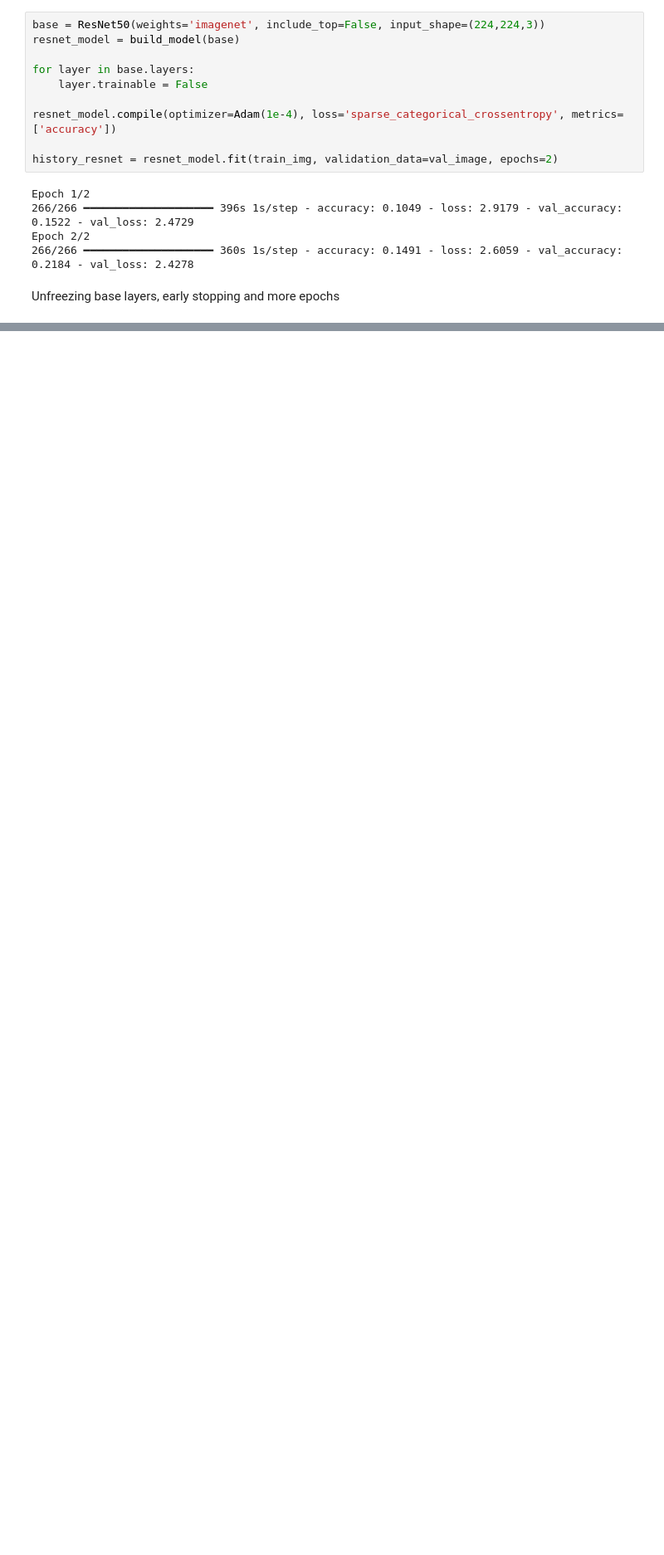
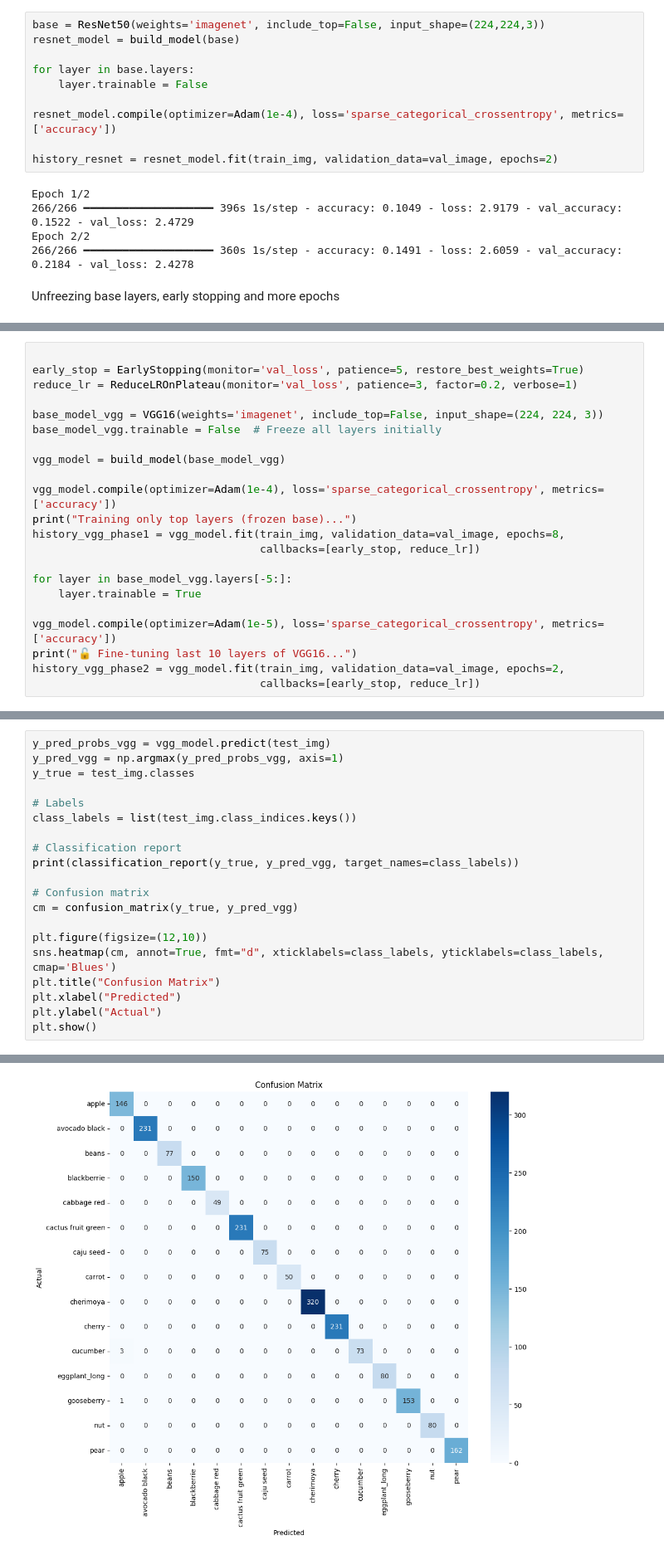
Before and after one commit to ZehraArshad/Computer_Vision, a Jupyter notebook: Classifiers/Fruits/fruit_classifier.ipynb, the cells around one changed output, grey strips where cells are left out. Shown: that part at 83% size. Saved outputs shown, nothing was run; the diff lists cells and outputs as text; blank space fills up the shorter version.

```diff
--- a/Classifiers/Fruits/fruit_classifier.ipynb
+++ b/Classifiers/Fruits/fruit_classifier.ipynb
@@ -302,0 +421,22 @@ Epoch 2/5
+# %%
+
+early_stop = EarlyStopping(monitor='val_loss', patience=5, restore_best_weights=True)
+reduce_lr = ReduceLROnPlateau(monitor='val_loss', patience=3, factor=0.2, verbose=1)
+
+base_model_vgg = VGG16(weights='imagenet', include_top=False, input_shape=(224, 224, 3))
+base_model_vgg.trainable = False  # Freeze all layers initially
+
+vgg_model = build_model(base_model_vgg)
+
+vgg_model.compile(optimizer=Adam(1e-4), loss='sparse_categorical_crossentropy', metrics=['accuracy'])
+print("Training only top layers (frozen base)...")
+history_vgg_phase1 = vgg_model.fit(train_img, validation_data=val_image, epochs=8,
+                                   callbacks=[early_stop, reduce_lr])
+
+for layer in base_model_vgg.layers[-5:]:
+    layer.trainable = True
+
+vgg_model.compile(optimizer=Adam(1e-5), loss='sparse_categorical_crossentropy', metrics=['accuracy'])
+print("🔓 Fine-tuning last 10 layers of VGG16...")
+history_vgg_phase2 = vgg_model.fit(train_img, validation_data=val_image, epochs=2,
+                                   callbacks=[early_stop, reduce_lr])
@@ -302,0 +471,21 @@ Epoch 2/5
+# %%
+y_pred_probs_vgg = vgg_model.predict(test_img)
+y_pred_vgg = np.argmax(y_pred_probs_vgg, axis=1)
+y_true = test_img.classes
+
+# Labels
+class_labels = list(test_img.class_indices.keys())
+
+# Classification report
+print(classification_report(y_true, y_pred_vgg, target_names=class_labels))
+
+# Confusion matrix
+cm = confusion_matrix(y_true, y_pred_vgg)
+
+plt.figure(figsize=(12,10))
+sns.heatmap(cm, annot=True, fmt="d", xticklabels=class_labels, yticklabels=class_labels, cmap='Blues')
+plt.title("Confusion Matrix")
+plt.xlabel("Predicted")
+plt.ylabel("Actual")
+plt.show()
+# %% [output]
@@ -302,0 +509 @@ Epoch 2/5
+[figure, added]
```
Also changed, not shown: parts of 24 cells of this notebook, 6 other files.
